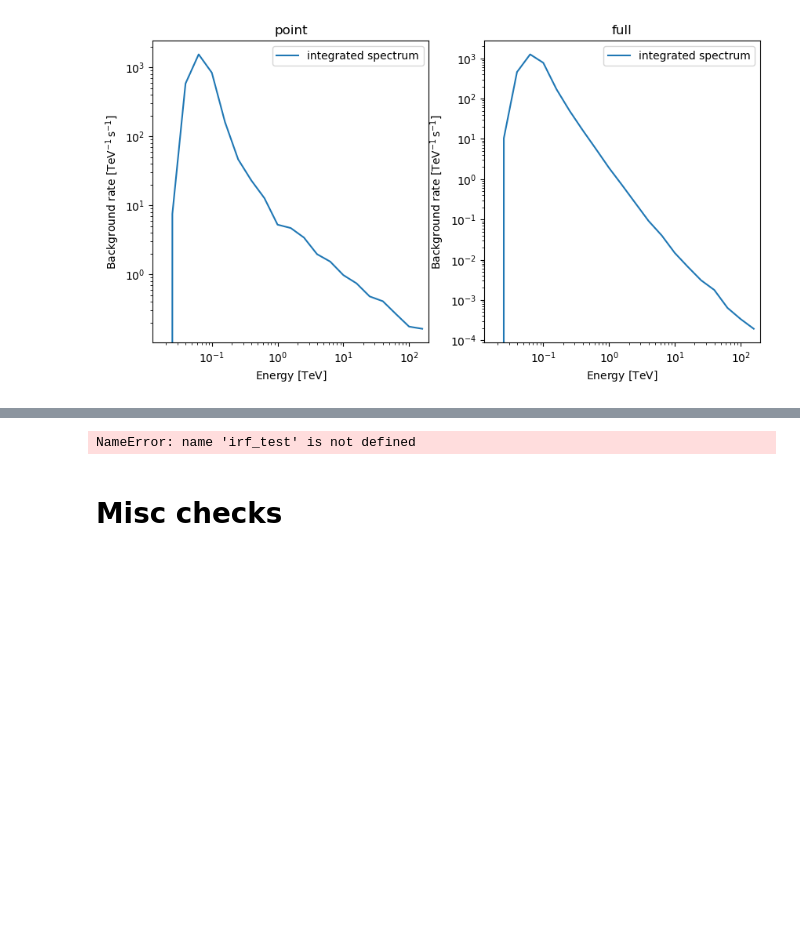
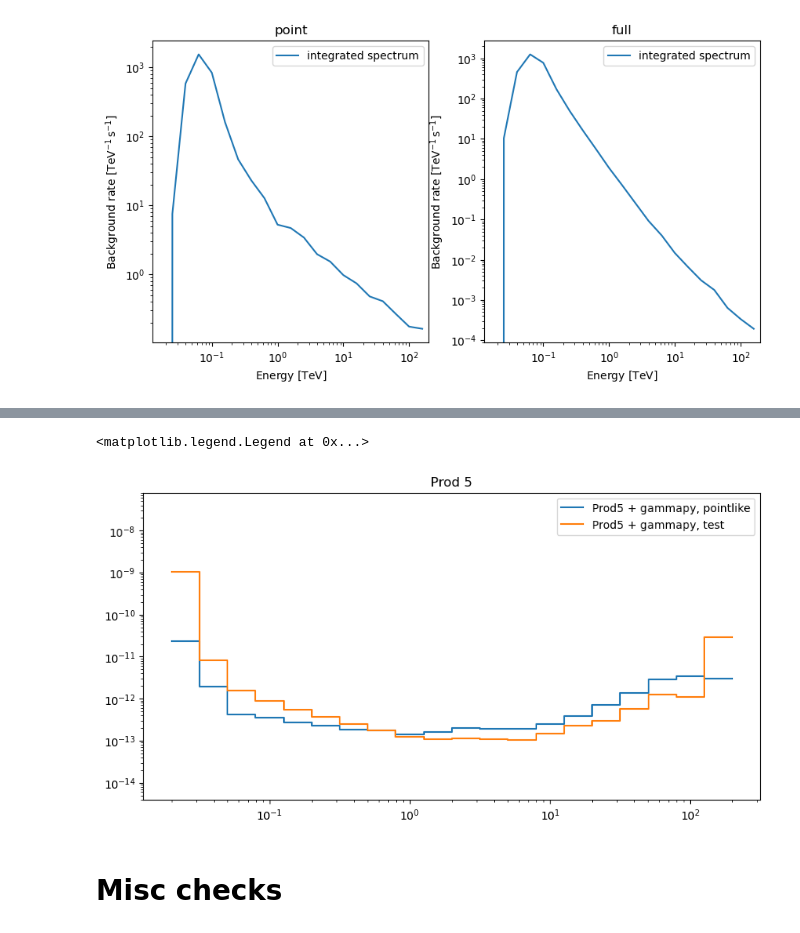
Before and after one commit to Tobychev/GammapySensitivity, a Jupyter notebook: SensitivityFromIRF.ipynb, the cells around one changed output, grey strips where cells are left out. Cells and saved outputs as stored; diff of their text form; code cells hidden in the pictures; blank space fills up the shorter version.

```diff
--- a/SensitivityFromIRF.ipynb
+++ b/SensitivityFromIRF.ipynb
@@ -359,9 +376,9 @@ axs[1].set(title="full")
 [figure]
 # %%
 p5p_gE, p5p_gSens, _ = gp_sensitivity_curve(irf_tab_p5_point, p5_en, enclosure=False, conf={"point_offset": 0.1 * u.deg})
-p5_gE, p5_gSens, _ = gp_sensitivity_curve(irf_test, p5_en, enclosure=False, conf={"point_offset": 0.1 * u.deg})
-py_gE, py_gSens, _ = gp_sensitivity_curve(irf_tab_py, p5_en, enclosure=False, conf={"point_offset": 0.1 * u.deg})
-py_gE, py_gSens, _ = gp_sensitivity_curve(irf_tab_py, p5_en, enclosure=False, conf={"point_offset": 0.1 * u.deg})
+p5_gE, p5_gSens, _ = gp_sensitivity_curve(irf_tab_p5, p5_en, enclosure=True, conf={"point_offset": 0.1 * u.deg})
+#py_gE, py_gSens, _ = gp_sensitivity_curve(irf_tab_py, p5_en, enclosure=False, conf={"point_offset": 0.1 * u.deg})
+#py_gE, py_gSens, _ = gp_sensitivity_curve(irf_tab_py, p5_en, enclosure=False, conf={"point_offset": 0.1 * u.deg})
 
 fig, ax = plt.subplots(1, 1, figsize=(10, 5))
 plt.step(p5p_gE, p5p_gSens, label="Prod5 + gammapy, pointlike")
@@ -378,4 +396,5 @@ WARNING:root:Table column name energy will be deprecated by e_ref since v1.2
-NameError: name 'irf_test' is not defined
+<matplotlib.legend.Legend at 0x...>
+[figure, added]
 # %% [markdown]
 # Misc checks
 # %%
```
Also changed, not shown: parts of 23 cells of this notebook.
